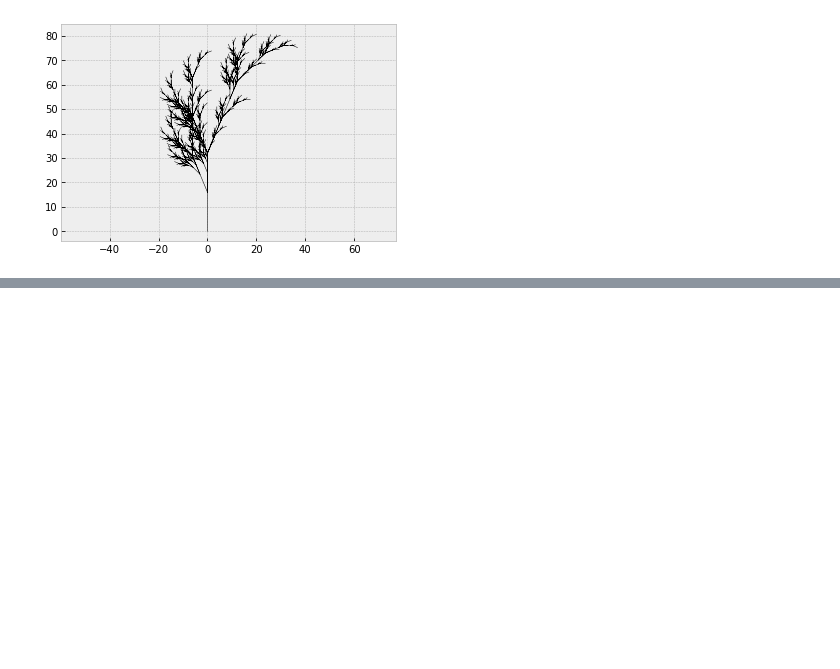
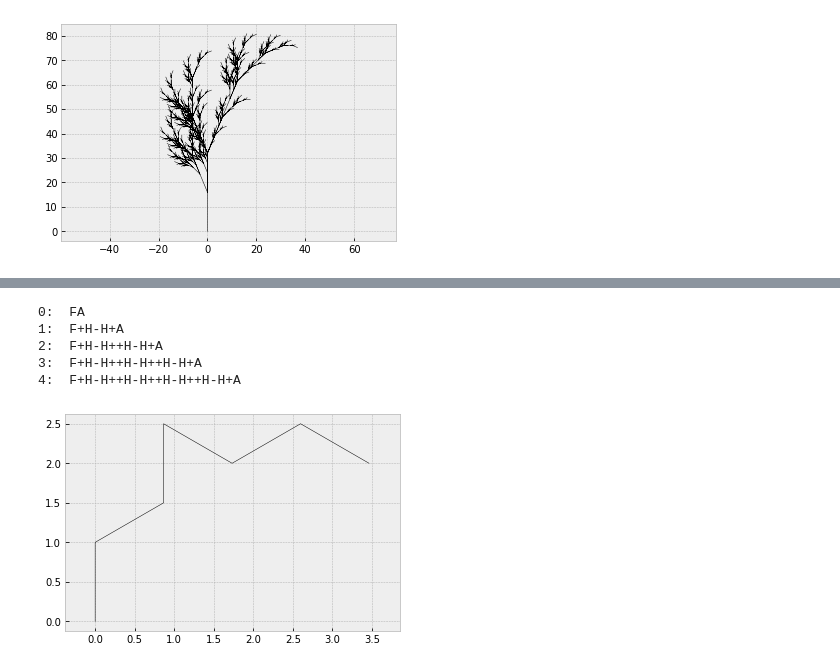
Before and after one commit to a11isonliu/tree-modeling, a Jupyter notebook: AL_treesim.ipynb, the cells around one changed output, grey strips where cells are left out. Drawn from its saved outputs; the diff is of its cells as text; code cells hidden in the pictures; blank space fills up the shorter version.

```diff
--- a/AL_treesim.ipynb
+++ b/AL_treesim.ipynb
@@ -116,4 +116,7 @@ Now that we have plotted a basic branching pattern, we can use l_plot to iterate
 n = 4 # iterations
 angle = 30 # turning angle
 l_plot('F', {'F': 'F[-F][+F]'}, n, angle)
+for i in range(5):
+    print('{}: '.format(i),
+          transform_multiple('F', {'F': 'F[-F][+F]'}, i))
 # %% [output]
@@ -124,4 +132,7 @@ Now we can do something a little more asymmetric!
 n = 5
 angle = 22
 l_plot('F', {'F': 'FF[++F][-FF]'}, n, angle)
+for i in range(5):
+    print('{}: '.format(i),
+          transform_multiple('F', {'F': 'FF[++F][-FF]'}, i))
 # %% [output]
@@ -167,0 +191,12 @@ l_plot('A', {'A': '-F[-F[A]+A][+F[A]][-F[A]]+F[-FA]-A', 'F' : 'FF'}, 4, 40)
+# %%
+l_plot('FA', {'A': '+H-H+A'}, 2, 60)
+for i in range(5):
+    print('{}: '.format(i),
+          transform_multiple('FA', {'A': '+H-H+A'}, i))
+# %% [output]
+0:  FA
+1:  F+H-H+A
+2:  F+H-H++H-H+A
+3:  F+H-H++H-H++H-H+A
+4:  F+H-H++H-H++H-H++H-H+A
+[figure, added]
```
Also changed, not shown: parts of 7 cells of this notebook, 6 other files.
